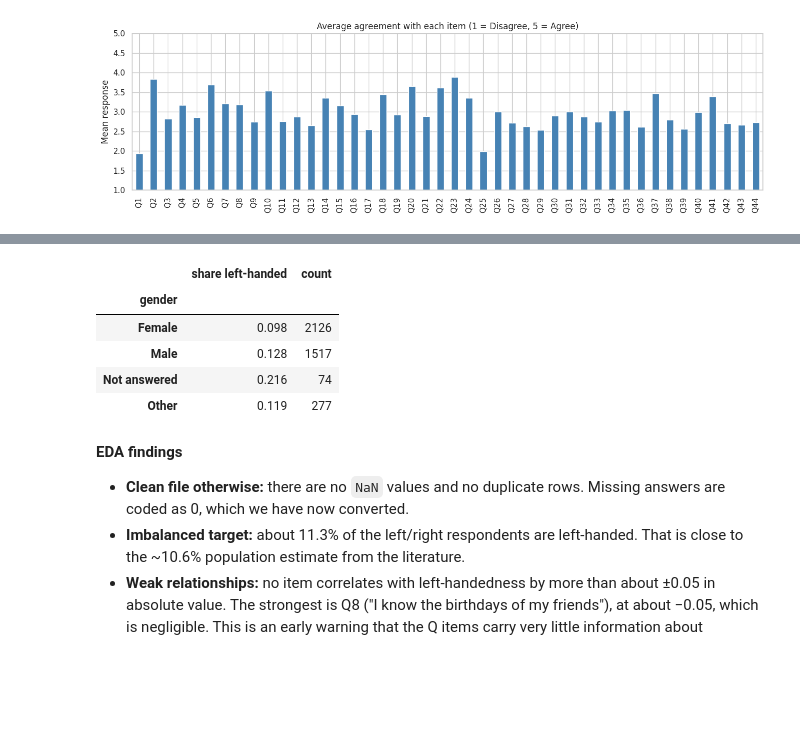
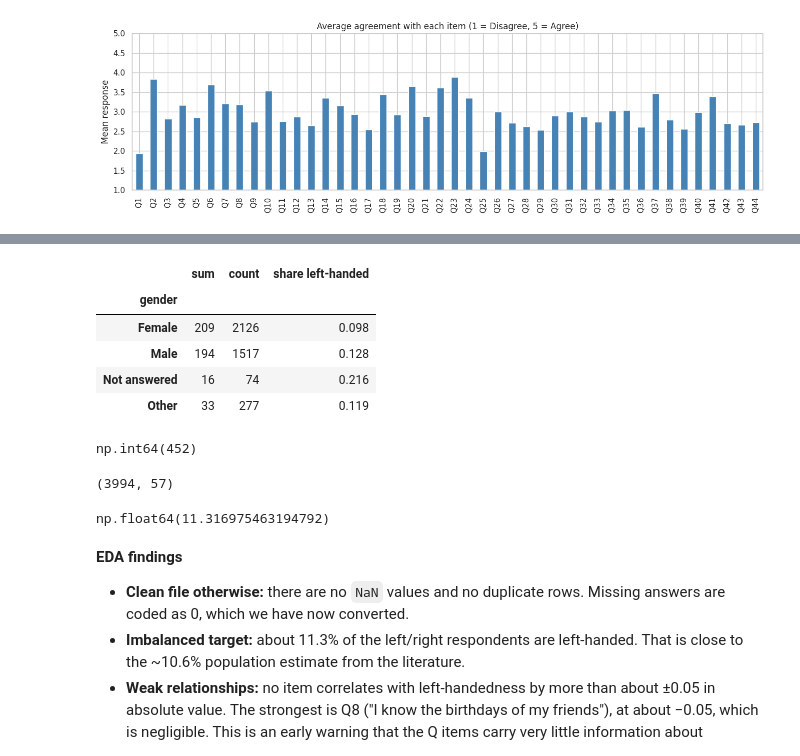
Before and after one commit to juanatga/DSB-Unit-03, a Jupyter notebook: labs/02 - Classification-LeftHanded/lab-classification-left-handedness-WALKTHROUGH.ipynb, the cells around one changed output, grey strips where cells are left out. Saved outputs shown, nothing was run; the diff lists cells and outputs as text; code cells hidden in the pictures; blank space fills up the shorter version.

```diff
--- a/labs/02 - Classification-LeftHanded/lab-classification-left-handedness-WALKTHROUGH.ipynb
+++ b/labs/02 - Classification-LeftHanded/lab-classification-left-handedness-WALKTHROUGH.ipynb
@@ -255,16 +311,32 @@ dtype: float64
 # %%
 # Not used for modelling, but relevant to the background research
+
+# I create this dictiuonary to make it easier for me to know what each value means
 gender_labels = {0: "Not answered", 1: "Male", 2: "Female", 3: "Other"}
+
+# Replacing all those values is called mapping
 (df.assign(gender=df["gender"].map(gender_labels))
-   .groupby("gender")["left"].agg(["mean", "count"])
+   .groupby("gender")["left"].agg(["sum","count", "mean"])
    .rename(columns={"mean": "share left-handed"}).round(3))
 # %% [output]
-|  | share left-handed | count |
-| gender |  |  |
-| Female | 0.098 | 2126 |
-| Male | 0.128 | 1517 |
-| Not answered | 0.216 | 74 |
-| Other | 0.119 | 277 |
+|  | sum | count | share left-handed |
+| gender |  |  |  |
+| Female | 209 | 2126 | 0.098 |
+| Male | 194 | 1517 | 0.128 |
+| Not answered | 16 | 74 | 0.216 |
+| Other | 33 | 277 | 0.119 |
+# %%
+df.left.sum()
+# %% [output]
+np.int64(452)
+# %%
+df.shape
+# %% [output]
+(3994, 57)
+# %%
+100*(df.left.sum()/df.shape[0])
+# %% [output]
+np.float64(11.316975463194792)
 # %% [markdown]
 **EDA findings**
 
```
Also changed, not shown: parts of 22 cells of this notebook.
